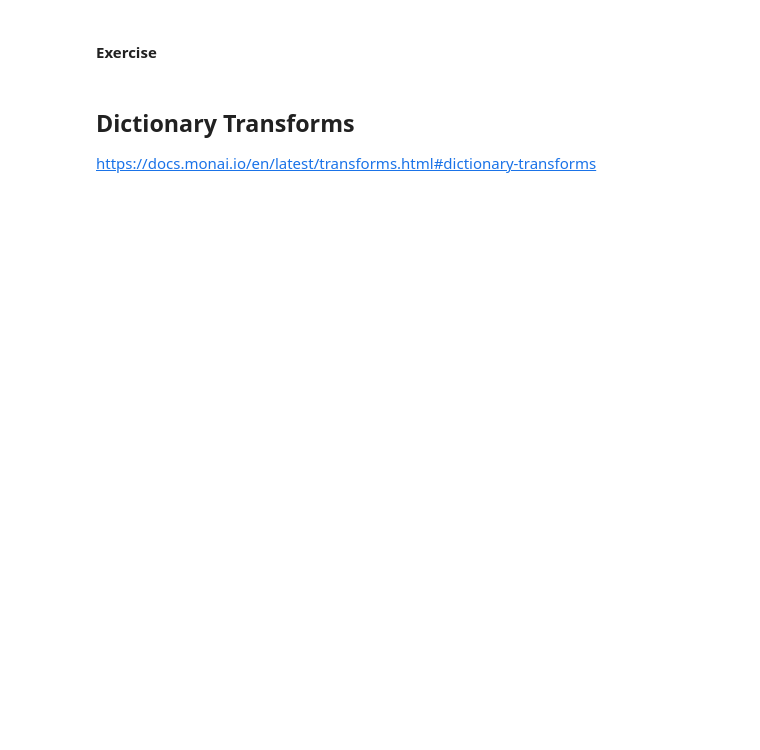
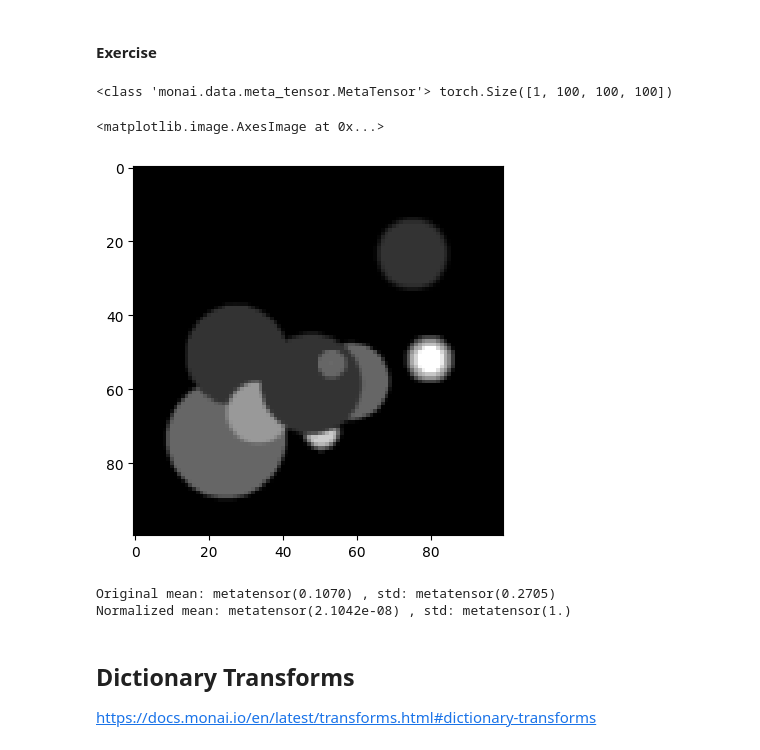
Before and after one commit to amamtaiwan/monai_endoscopy_tutorial, a Jupyter notebook: MONAICore/MONAI_Getting_Started_Exploration_colab.ipynb, the cells around one changed output. Saved outputs shown, nothing was run; the diff lists cells and outputs as text; code cells hidden in the pictures; blank space fills up the shorter version.

```diff
--- a/MONAICore/MONAI_Getting_Started_Exploration_colab.ipynb
+++ b/MONAICore/MONAI_Getting_Started_Exploration_colab.ipynb
@@ -100,18 +137,22 @@ plt.imshow(img[0])
 # %%
 # Try to implement the transforms below into Compose()
 #   -  monai.transforms.Resize, size=(100, 100, 100)
 #   -  monai.transforms.RandFlip, prob=0.5
 
 trans = monai.transforms.Compose([monai.transforms.LoadImage(image_only=True),
                                   monai.transforms.AddChannel(),
-                                  # Resize
-                                  # RandFlip
+                                  monai.transforms.Resize((100, 100, 100)),# Resize
+                                  monai.transforms.RandFlip(0.5),# RandFlip
                                   monai.transforms.RandGaussianNoise(prob=0.5, std=0.5),
                                   monai.transforms.ToTensor(),])
 
-trans(filenames[0]["img"])
+img = trans(filenames[0]["img"])
 print(type(img), img.shape)
 plt.imshow(img[0, 50], cmap='gray')
+# %% [output]
+<class 'monai.data.meta_tensor.MetaTensor'> torch.Size([1, 100, 100, 100])
+<matplotlib.image.AxesImage at 0x...>
+[figure, added]
 # %%
 # Fix the Normalize transform (mean=0, std=1)
 class Normalize(monai.transforms.Transform):
@@ -119,7 +160,7 @@ class Normalize(monai.transforms.Transform):
         None
 
     def __call__(self, inputs):
-        return inputs
+        return (inputs - inputs.mean()) / inputs.std()
 
 trans = monai.transforms.Compose([monai.transforms.LoadImage(image_only=True),
                                   monai.transforms.AddChannel()])
@@ -132,6 +173,9 @@ img = trans(filenames[0]["img"])
 img_norm = trans_norm(filenames[0]["img"])
 print('Original mean:', img.mean(), ', std:', img.std())
 print('Normalized mean:', img_norm.mean(), ', std:', img_norm.std())
+# %% [output]
+Original mean: metatensor(0.1070) , std: metatensor(0.2705)
+Normalized mean: metatensor(2.1042e-08) , std: metatensor(1.)
 # %% [markdown]
 ## Dictionary Transforms
 https://docs.monai.io/en/latest/transforms.html#dictionary-transforms
```
Also changed, not shown: parts of 13 cells of this notebook.
